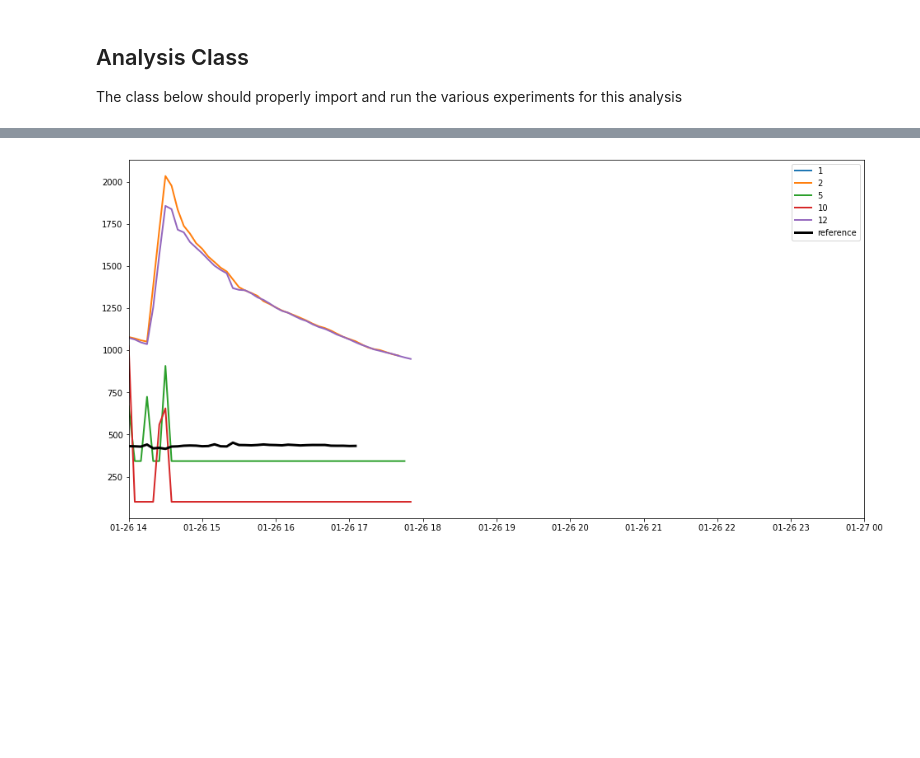
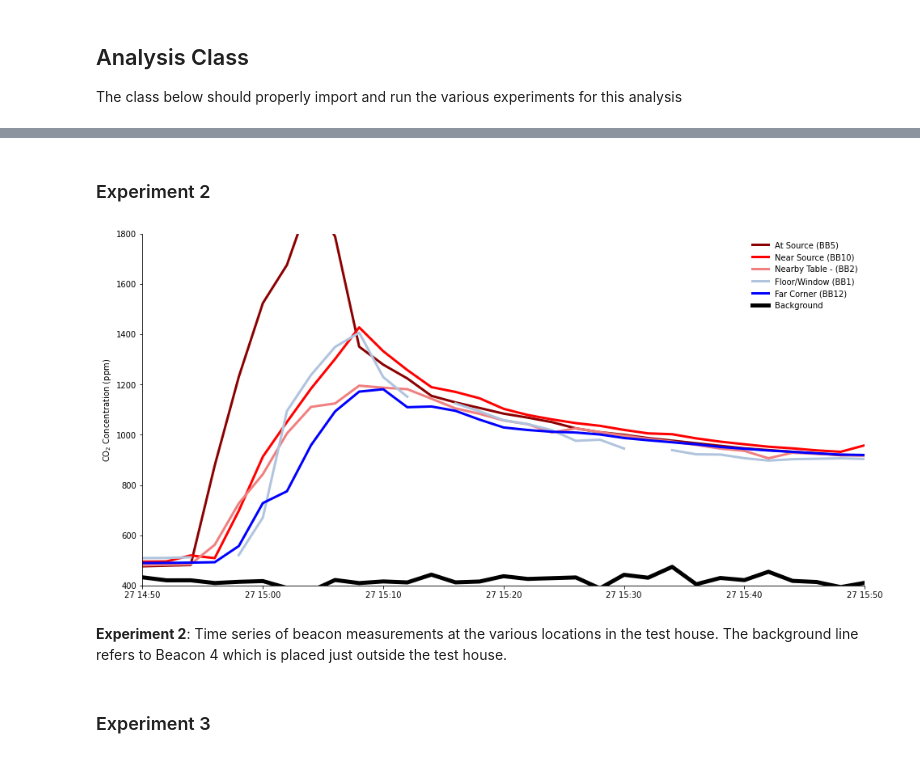
Before and after one commit to intelligent-environments-lab/utx000, a Jupyter notebook: notebooks/5.0.2-hef-beacon-co2_sensitivity.ipynb, the cells around one changed output, grey strips where cells are left out. Cells and saved outputs as stored; diff of their text form; code cells hidden in the pictures; blank space fills up the shorter version.

```diff
--- a/notebooks/5.0.2-hef-beacon-co2_sensitivity.ipynb
+++ b/notebooks/5.0.2-hef-beacon-co2_sensitivity.ipynb
@@ -109,6 +138,7 @@ class CO2_Sensitivity:
 
         ax.plot(self.ref.index,self.ref["co2"],color="black",linewidth=3,label="reference")
         ax.set_xlim([self.start_datetime,self.end_datetime])
+        ax.set_ylim([400,2000])
         ax.legend()
 
         plt.show()
@@ -128,6 +177,30 @@ The following cells run through some basic analysis of the experiments noted bel
+# %% [markdown]
+### Experiment 2
 # %%
-co2 = CO2_Sensitivity(beacon_list=[1,2,5,10,12],ref_beacon=4,start_datetime=datetime(2021,1,26,14),end_datetime=datetime(2021,1,27,0))
+exp2 = CO2_Sensitivity(beacon_list=[1,16,2,21,5,26,10,36,12,38],ref_beacon=4,start_datetime=datetime(2021,1,27,14,50),end_datetime=datetime(2021,1,27,15,50))
-# %%
-co2.plot_ts()
-# %% [output]
-[figure, removed]
+# %%
+fig, ax = plt.subplots(figsize=(16,8))
+locs = ["At Source (BB5)","Near Source (BB10)","Nearby Table - (BB2)","Floor/Window (BB1)","Far Corner (BB12)"]
+exp2_df = pd.DataFrame()
+for pair, loc, color in zip([[5,26],[10,36],[2,21],[1,6],[12,38]],locs,["darkred","red","lightcoral","lightsteelblue","blue"]):
+    data_by_bb = exp2.data[exp2.data["beacon"].isin(pair)]
+    mean_bb = data_by_bb.groupby("timestamp").mean()
+    ax.plot(mean_bb.index,mean_bb["co2"],linewidth=3,color=color, label=loc)
+    exp2_df = pd.concat([exp2_df,mean_bb["co2"]],axis=1)
+
+exp2_df.columns = locs
+ax.plot(exp2.ref.index,exp2.ref["co2"],color="black",linewidth=5,label="Background")
+ax.set_xlim([exp2.start_datetime,exp2.end_datetime])
+ax.set_ylim([400,1800])
+ax.set_ylabel("CO$_2$ Concentration (ppm)")
+ax.legend(frameon=False)
+
+for loc in ["top","right"]:
+    ax.spines[loc].set_visible(False)
+
+plt.show()
+plt.close()
+# %% [output]
+[figure, added]
+# %% [markdown]
+**Experiment 2**: Time series of beacon measurements at the various locations in the test house. The background line refers to Beacon 4 which is placed just outside the test house.
@@ -133,0 +214,2 @@ co2.plot_ts()
+# %% [markdown]
+### Experiment 3
```
Also changed, not shown: parts of 21 cells of this notebook.
